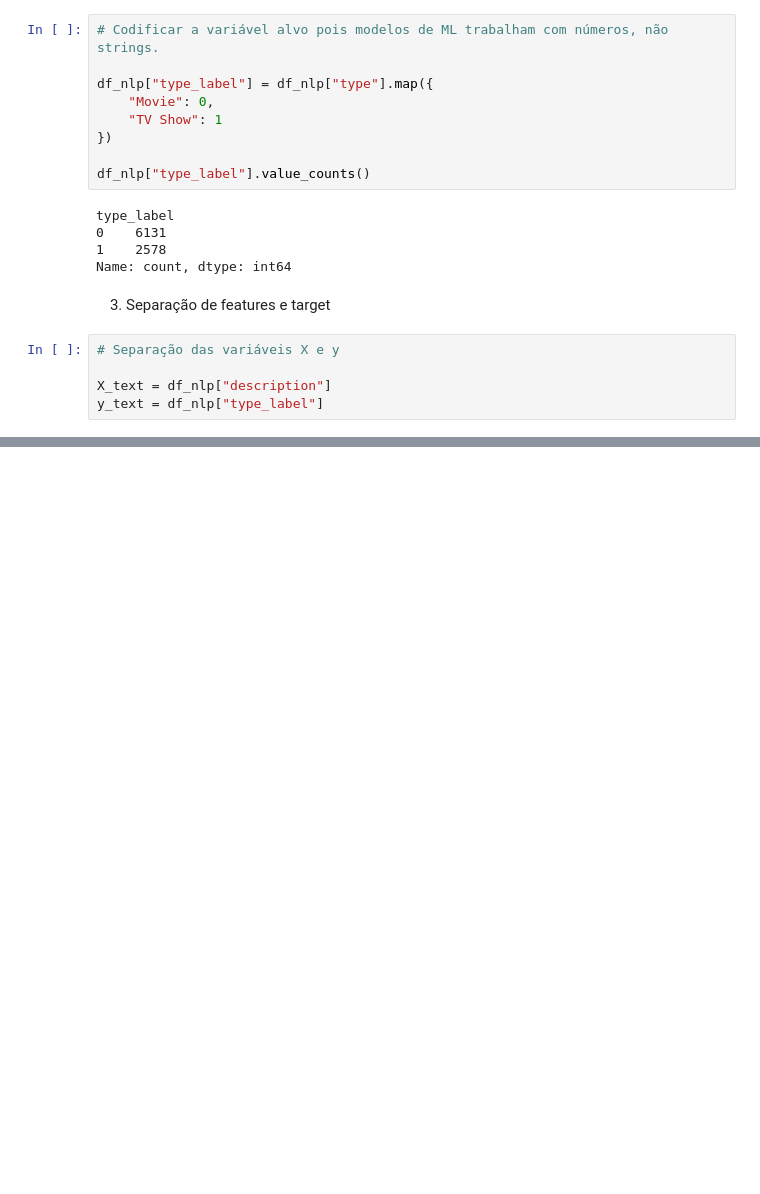
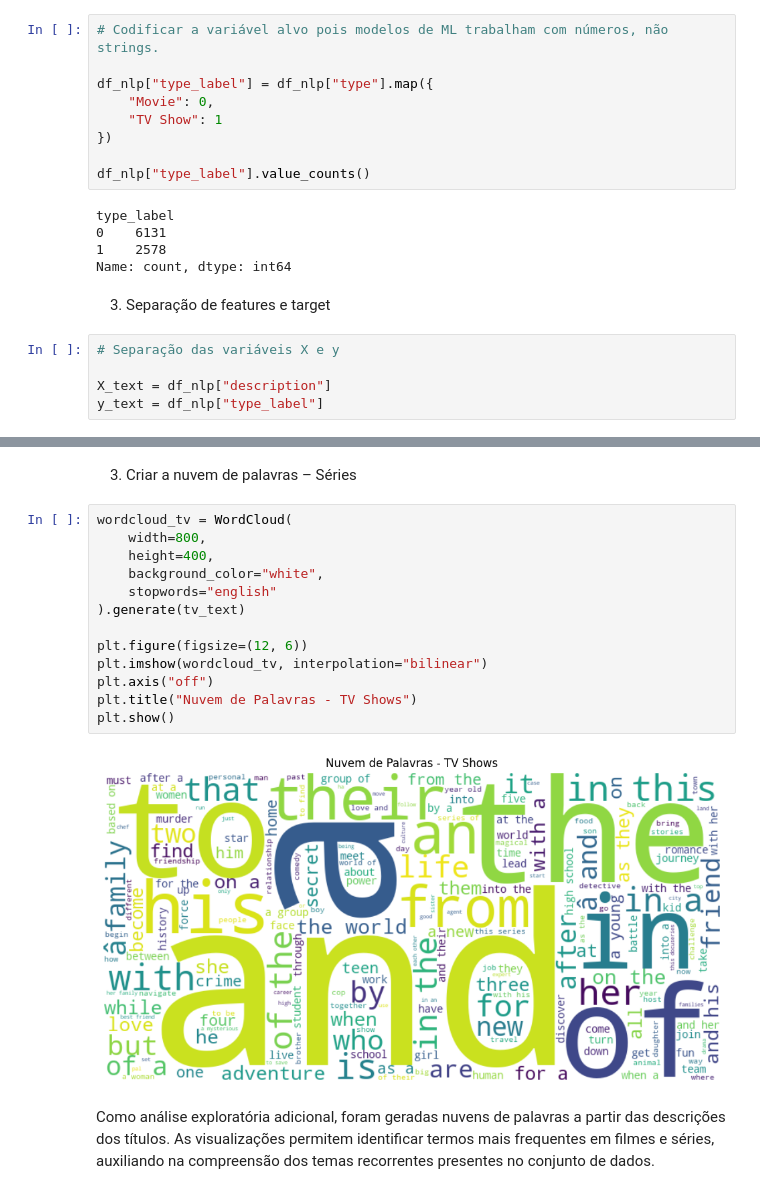
Before and after one commit to WKesneY/T3-Ciencia_de_Dados, a Jupyter notebook: notebooks/books-dataset.ipynb, the cells around one changed output, grey strips where cells are left out. Drawn from its saved outputs; the diff is of its cells as text; blank space fills up the shorter version.

```diff
--- a/notebooks/books-dataset.ipynb
+++ b/notebooks/books-dataset.ipynb
@@ -682,0 +864,19 @@ y_text = df_nlp["type_label"]
+# %% [markdown]
+3. Criar a nuvem de palavras – Séries
+# %%
+wordcloud_tv = WordCloud(
+    width=800,
+    height=400,
+    background_color="white",
+    stopwords="english"
+).generate(tv_text)
+
+plt.figure(figsize=(12, 6))
+plt.imshow(wordcloud_tv, interpolation="bilinear")
+plt.axis("off")
+plt.title("Nuvem de Palavras - TV Shows")
+plt.show()
+# %% [output]
+[figure, added]
+# %% [markdown]
+Como análise exploratória adicional, foram geradas nuvens de palavras a partir das descrições dos títulos. As visualizações permitem identificar termos mais frequentes em filmes e séries, auxiliando na compreensão dos temas recorrentes presentes no conjunto de dados.
```
Also changed, not shown: parts of 29 cells of this notebook.
